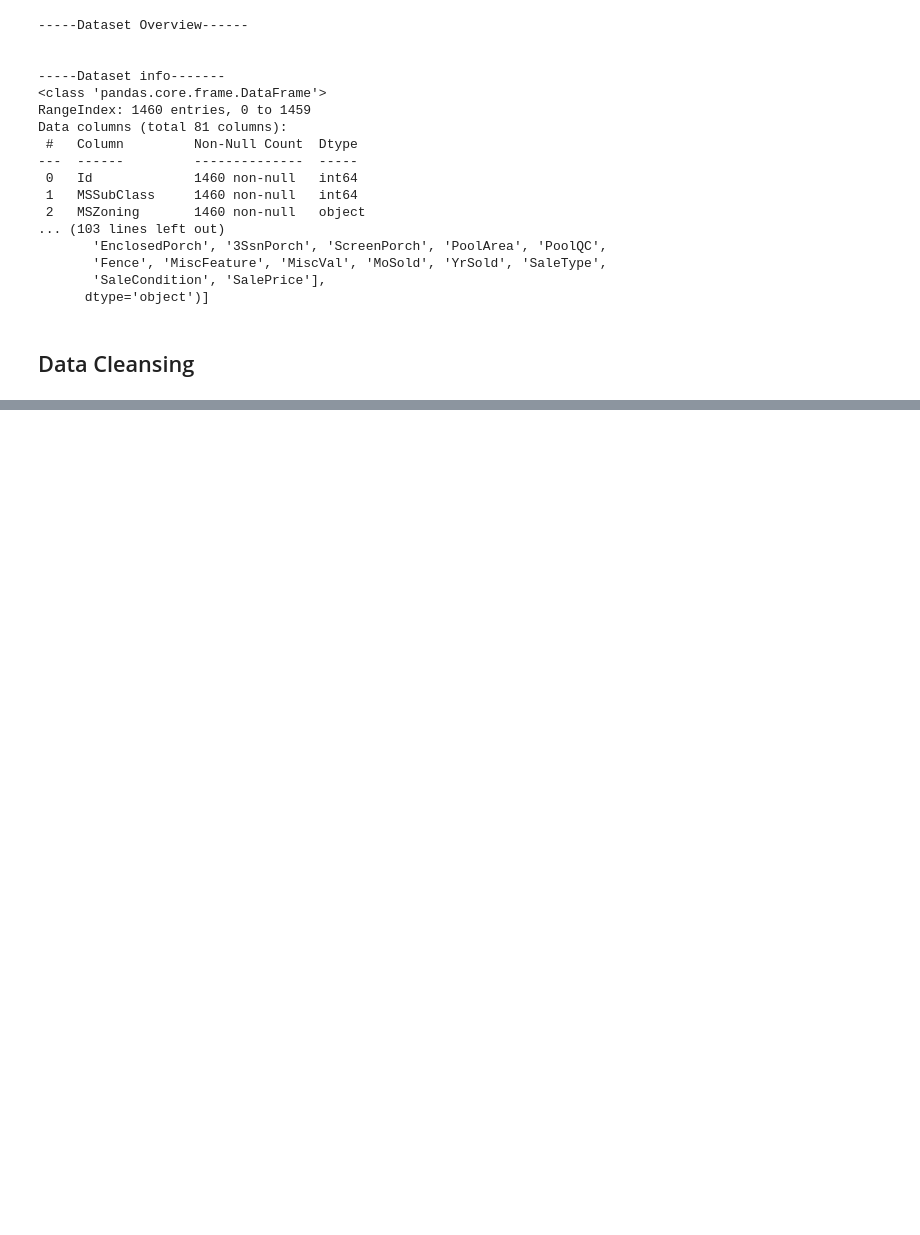
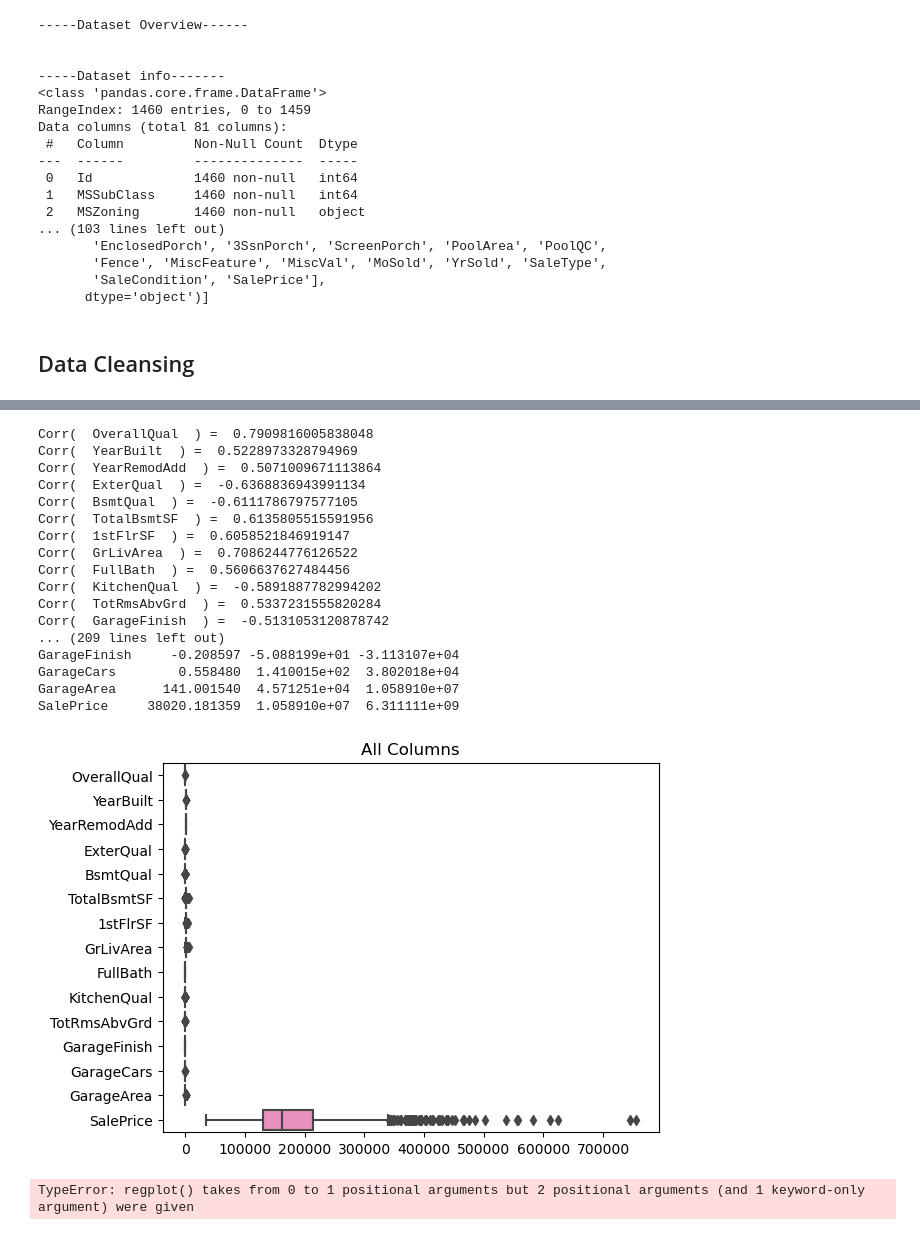
Before and after one commit to vidyasirisha/Data-science-practice, a Jupyter notebook: house_price_prediction_kaggle.ipynb, the cells around one changed output, grey strips where cells are left out. Drawn from its saved outputs; the diff is of its cells as text; code cells hidden in the pictures; blank space fills up the shorter version.

```diff
--- a/house_price_prediction_kaggle.ipynb
+++ b/house_price_prediction_kaggle.ipynb
@@ -67,9 +77,3 @@ Data columns (total 81 columns):
       dtype='object')]
 # %% [markdown]
 ## Data Cleansing
-# %%
-# Dropping columns which has >1000 values of 1459 values missing
-
-for i in df.columns:
-    if sum(df[i].isnull())>1000:
-        df.drop(i,axis=1,inplace=True)
@@ -106,0 +267,7 @@ SaleCondition : 0
+# %%
+obj_cleaning=data_cleansing()
+obj_cleaning.view_row_column_count(df)
+df=obj_cleaning.check_duplicates(df)
+df=obj_cleaning.string_to_categorical(df)
+df, col_dic=obj_cleaning.categorical_to_numeric(df)
+obj_cleaning.check_missing_values(df)
@@ -106,0 +404,40 @@ SaleCondition : 0
+# %%
+obj_eda=EDA()
+#select features by highest correlation
+#using iloc because first 1460 data belongs to train dataset
+
+df = obj_cleaning.drop_columns(df)
+df = obj_cleaning.string_to_categorical(df)
+df, col_dic = obj_cleaning.categorical_to_numeric(df)
+corr_dic, features = obj_eda.feature_select(df.iloc[:1460, :] , "SalePrice")
+df = obj_cleaning.fill_features_missing_values(df, features)
+df = obj_cleaning.drop_columns(df)
+
+obj_eda.train_test_split(df, features)
+
+obj_eda.central_tendency(df, features)
+obj_eda.variability(df, features)
+obj_eda.shape(df, features)
+obj_eda.plot(df, features)
+obj_eda.skewness(df, features)
+obj_eda.kurtosis(df, features)
+# %% [output]
+Corr(  OverallQual  ) =  0.7909816005838048
+Corr(  YearBuilt  ) =  0.5228973328794969
+Corr(  YearRemodAdd  ) =  0.5071009671113864
+Corr(  ExterQual  ) =  -0.6368836943991134
+Corr(  BsmtQual  ) =  -0.6111786797577105
+Corr(  TotalBsmtSF  ) =  0.6135805515591956
+Corr(  1stFlrSF  ) =  0.6058521846919147
+Corr(  GrLivArea  ) =  0.7086244776126522
+Corr(  FullBath  ) =  0.5606637627484456
+Corr(  KitchenQual  ) =  -0.5891887782994202
+Corr(  TotRmsAbvGrd  ) =  0.5337231555820284
+Corr(  GarageFinish  ) =  -0.5131053120878742
+... (209 lines left out)
+GarageFinish     -0.208597 -5.088199e+01 -3.113107e+04
+GarageCars        0.558480  1.410015e+02  3.802018e+04
+GarageArea      141.001540  4.571251e+04  1.058910e+07
+SalePrice     38020.181359  1.058910e+07  6.311111e+09
+[figure, added]
+TypeError: regplot() takes from 0 to 1 positional arguments but 2 positional arguments (and 1 keyword-only argument) were given
```
Also changed, not shown: parts of 14 cells of this notebook.
